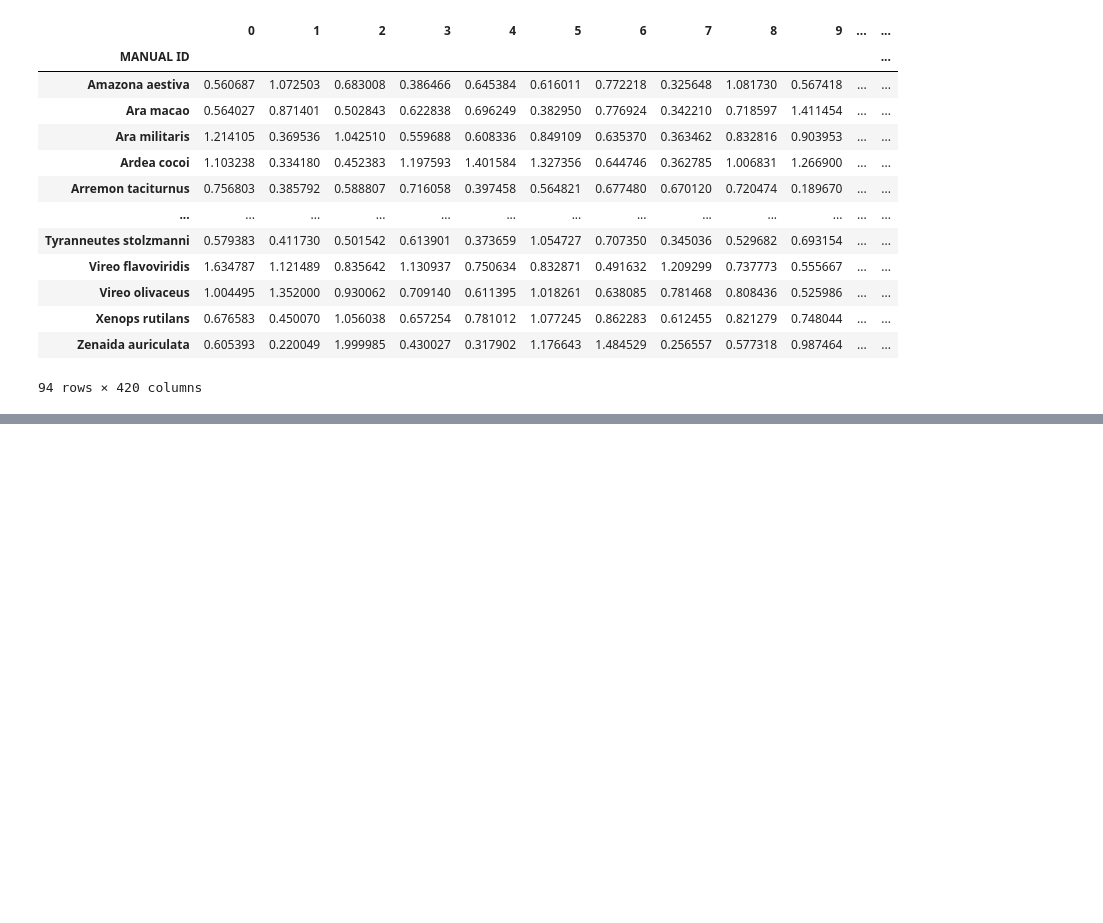
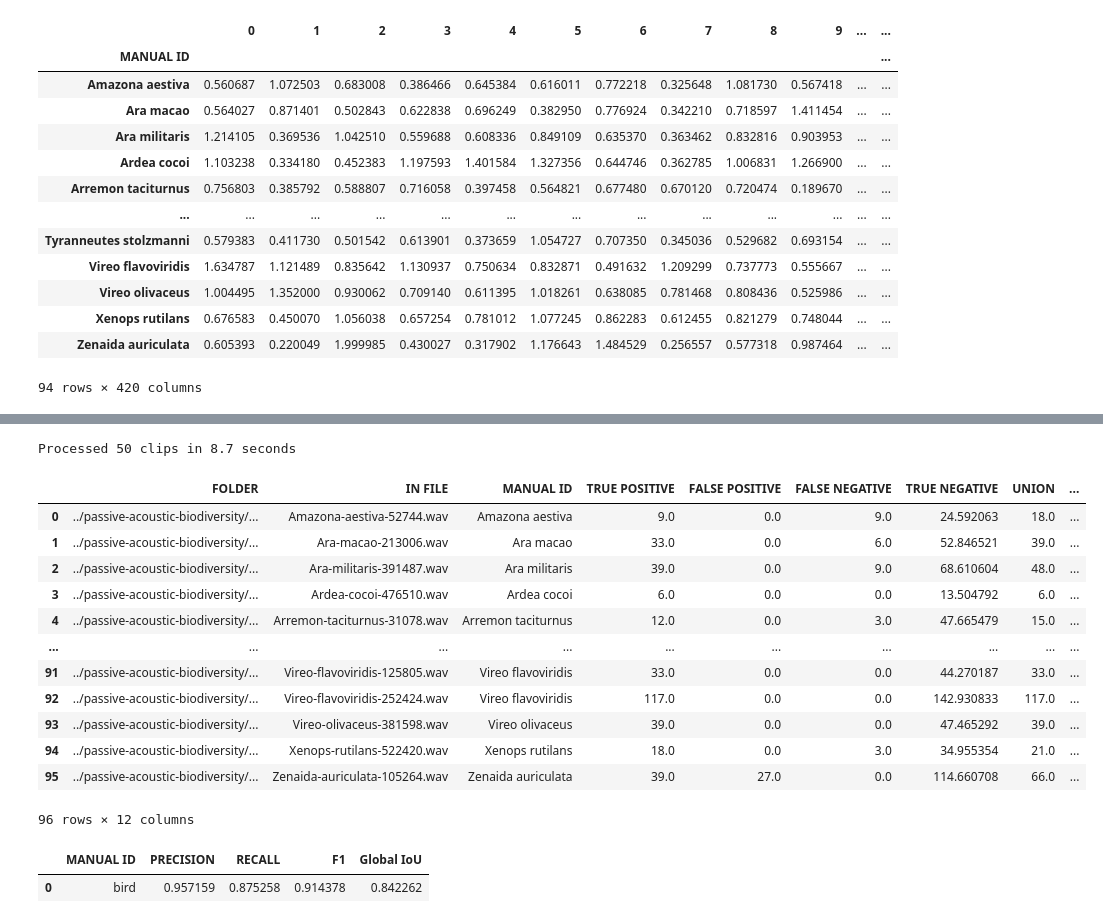
Before and after one commit to UCSD-E4E/passive-acoustic-biodiversity, a Jupyter notebook: BirdnetEmbeddings/Centroid_Exploration.ipynb, the cells around one changed output, grey strips where cells are left out. Cells and saved outputs as stored; diff of their text form; code cells hidden in the pictures; blank space fills up the shorter version.

```diff
--- a/BirdnetEmbeddings/Centroid_Exploration.ipynb
+++ b/BirdnetEmbeddings/Centroid_Exploration.ipynb
@@ -216,0 +308,25 @@ embeddings_df
+# %%
+from statistics import *
+local_stats = automated_labeling_statistics(annotations_df, manual_df, "general")
+local_stats
+# %% [output]
+Processed 50 clips in 8.7 seconds
+|  | FOLDER | IN FILE | MANUAL ID | TRUE POSITIVE | FALSE POSITIVE | FALSE NEGATIVE | TRUE NEGATIVE | UNION | ... |
+| 0 | ../passive-acoustic-biodiversity/... | Amazona-aestiva-52744.wav | Amazona aestiva | 9.0 | 0.0 | 9.0 | 24.592063 | 18.0 | ... |
+| 1 | ../passive-acoustic-biodiversity/... | Ara-macao-213006.wav | Ara macao | 33.0 | 0.0 | 6.0 | 52.846521 | 39.0 | ... |
+| 2 | ../passive-acoustic-biodiversity/... | Ara-militaris-391487.wav | Ara militaris | 39.0 | 0.0 | 9.0 | 68.610604 | 48.0 | ... |
+| 3 | ../passive-acoustic-biodiversity/... | Ardea-cocoi-476510.wav | Ardea cocoi | 6.0 | 0.0 | 0.0 | 13.504792 | 6.0 | ... |
+| 4 | ../passive-acoustic-biodiversity/... | Arremon-taciturnus-31078.wav | Arremon taciturnus | 12.0 | 0.0 | 3.0 | 47.665479 | 15.0 | ... |
+| ... | ... | ... | ... | ... | ... | ... | ... | ... | ... |
+| 91 | ../passive-acoustic-biodiversity/... | Vireo-flavoviridis-125805.wav | Vireo flavoviridis | 33.0 | 0.0 | 0.0 | 44.270187 | 33.0 | ... |
+| 92 | ../passive-acoustic-biodiversity/... | Vireo-flavoviridis-252424.wav | Vireo flavoviridis | 117.0 | 0.0 | 0.0 | 142.930833 | 117.0 | ... |
+| 93 | ../passive-acoustic-biodiversity/... | Vireo-olivaceus-381598.wav | Vireo olivaceus | 39.0 | 0.0 | 0.0 | 47.465292 | 39.0 | ... |
+| 94 | ../passive-acoustic-biodiversity/... | Xenops-rutilans-522420.wav | Xenops rutilans | 18.0 | 0.0 | 3.0 | 34.955354 | 21.0 | ... |
+| 95 | ../passive-acoustic-biodiversity/... | Zenaida-auriculata-105264.wav | Zenaida auriculata | 39.0 | 27.0 | 0.0 | 114.660708 | 66.0 | ... |
+96 rows × 12 columns
+# %%
+global_stats = global_dataset_statistics(local_stats)
+global_stats
+# %% [output]
+|  | MANUAL ID | PRECISION | RECALL | F1 | Global IoU |
+| 0 | bird | 0.957159 | 0.875258 | 0.914378 | 0.842262 |
```
Also changed, not shown: parts of 16 cells of this notebook, 3 other files.
